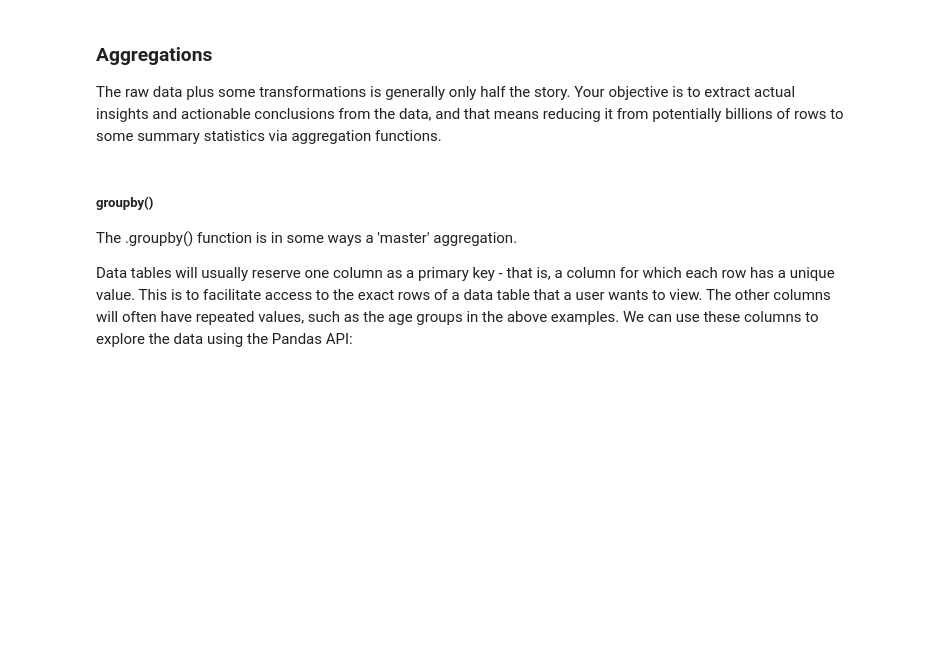
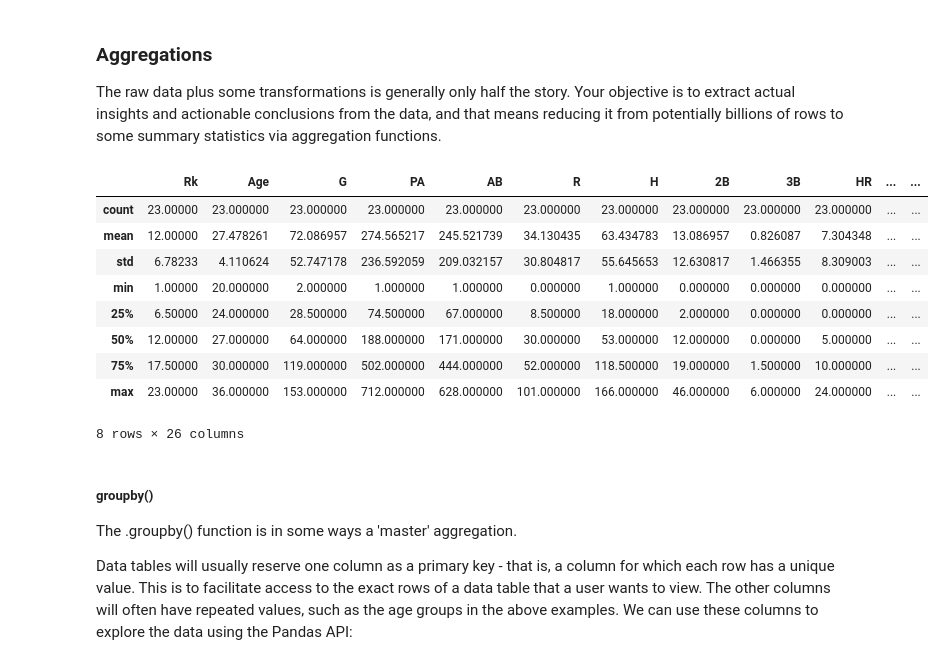
Before and after one commit to bstanton773/week9-day2, a Jupyter notebook: Data_Science_Day_2_Pandas-Lecture.ipynb, the cells around one changed output. Drawn from its saved outputs; the diff is of its cells as text; code cells hidden in the pictures; blank space fills up the shorter version.

```diff
--- a/Data_Science_Day_2_Pandas-Lecture.ipynb
+++ b/Data_Science_Day_2_Pandas-Lecture.ipynb
@@ -517,6 +876,19 @@ print(b17.keys().tolist())
 # %% [markdown]
 ### Aggregations <br>
 <p>The raw data plus some transformations is generally only half the story. Your objective is to extract actual insights and actionable conclusions from the data, and that means reducing it from potentially billions of rows to some summary statistics via aggregation functions.</p>
+# %%
+b17.describe()
+# %% [output]
+|  | Rk | Age | G | PA | AB | R | H | 2B | 3B | HR | ... | ... |
+| count | 23.00000 | 23.000000 | 23.000000 | 23.000000 | 23.000000 | 23.000000 | 23.000000 | 23.000000 | 23.000000 | 23.000000 | ... | ... |
+| mean | 12.00000 | 27.478261 | 72.086957 | 274.565217 | 245.521739 | 34.130435 | 63.434783 | 13.086957 | 0.826087 | 7.304348 | ... | ... |
+| std | 6.78233 | 4.110624 | 52.747178 | 236.592059 | 209.032157 | 30.804817 | 55.645653 | 12.630817 | 1.466355 | 8.309003 | ... | ... |
+| min | 1.00000 | 20.000000 | 2.000000 | 1.000000 | 1.000000 | 0.000000 | 1.000000 | 0.000000 | 0.000000 | 0.000000 | ... | ... |
+| 25% | 6.50000 | 24.000000 | 28.500000 | 74.500000 | 67.000000 | 8.500000 | 18.000000 | 2.000000 | 0.000000 | 0.000000 | ... | ... |
+| 50% | 12.00000 | 27.000000 | 64.000000 | 188.000000 | 171.000000 | 30.000000 | 53.000000 | 12.000000 | 0.000000 | 5.000000 | ... | ... |
+| 75% | 17.50000 | 30.000000 | 119.000000 | 502.000000 | 444.000000 | 52.000000 | 118.500000 | 19.000000 | 1.500000 | 10.000000 | ... | ... |
+| max | 23.00000 | 36.000000 | 153.000000 | 712.000000 | 628.000000 | 101.000000 | 166.000000 | 46.000000 | 6.000000 | 24.000000 | ... | ... |
+8 rows × 26 columns
 # %% [markdown]
 ##### groupby() <br>
 <p>The .groupby() function is in some ways a 'master' aggregation.</p>
```
Also changed, not shown: parts of 54 cells of this notebook.
